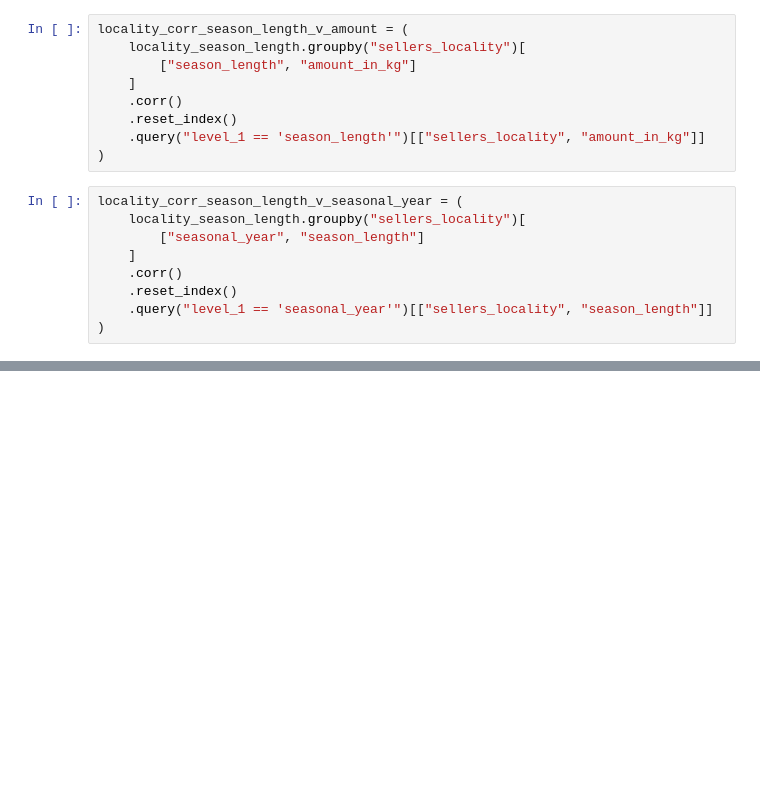
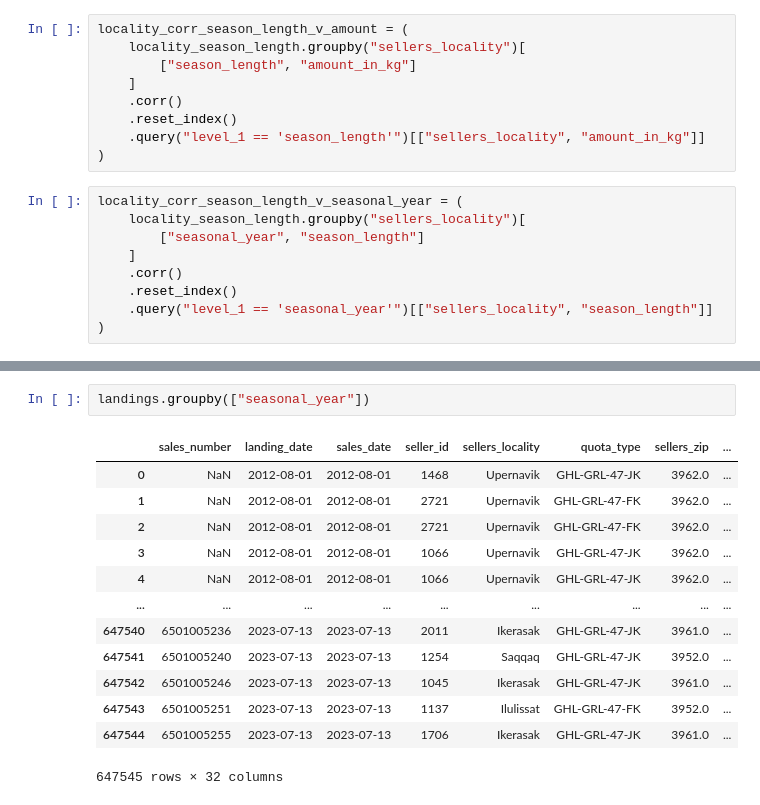
Before and after one commit to huntersnyder/seaicefishing, a Jupyter notebook: notebooks/03-stats_and_viz.ipynb, the cells around one changed output, grey strips where cells are left out. Drawn from its saved outputs; the diff is of its cells as text; blank space fills up the shorter version.

```diff
--- a/notebooks/03-stats_and_viz.ipynb
+++ b/notebooks/03-stats_and_viz.ipynb
@@ -753,3 +788,19 @@ fig.set_xlabels("Correlation season length vs catch")
 # %% [output]
 <seaborn.axisgrid.FacetGrid at 0x...>
 [drawing not drawn]
+# %%
+landings.groupby(["seasonal_year"])
+# %% [output]
+|  | sales_number | landing_date | sales_date | seller_id | sellers_locality | quota_type | sellers_zip | ... |
+| 0 | NaN | 2012-08-01 | 2012-08-01 | 1468 | Upernavik | GHL-GRL-47-JK | 3962.0 | ... |
+| 1 | NaN | 2012-08-01 | 2012-08-01 | 2721 | Upernavik | GHL-GRL-47-FK | 3962.0 | ... |
+| 2 | NaN | 2012-08-01 | 2012-08-01 | 2721 | Upernavik | GHL-GRL-47-FK | 3962.0 | ... |
+| 3 | NaN | 2012-08-01 | 2012-08-01 | 1066 | Upernavik | GHL-GRL-47-JK | 3962.0 | ... |
+| 4 | NaN | 2012-08-01 | 2012-08-01 | 1066 | Upernavik | GHL-GRL-47-JK | 3962.0 | ... |
+| ... | ... | ... | ... | ... | ... | ... | ... | ... |
+| 647540 | 6501005236 | 2023-07-13 | 2023-07-13 | 2011 | Ikerasak | GHL-GRL-47-JK | 3961.0 | ... |
+| 647541 | 6501005240 | 2023-07-13 | 2023-07-13 | 1254 | Saqqaq | GHL-GRL-47-JK | 3952.0 | ... |
+| 647542 | 6501005246 | 2023-07-13 | 2023-07-13 | 1045 | Ikerasak | GHL-GRL-47-JK | 3961.0 | ... |
+| 647543 | 6501005251 | 2023-07-13 | 2023-07-13 | 1137 | Ilulissat | GHL-GRL-47-FK | 3952.0 | ... |
+| 647544 | 6501005255 | 2023-07-13 | 2023-07-13 | 1706 | Ikerasak | GHL-GRL-47-JK | 3961.0 | ... |
+647545 rows × 32 columns
```
Also changed, not shown: parts of 3 cells of this notebook.
